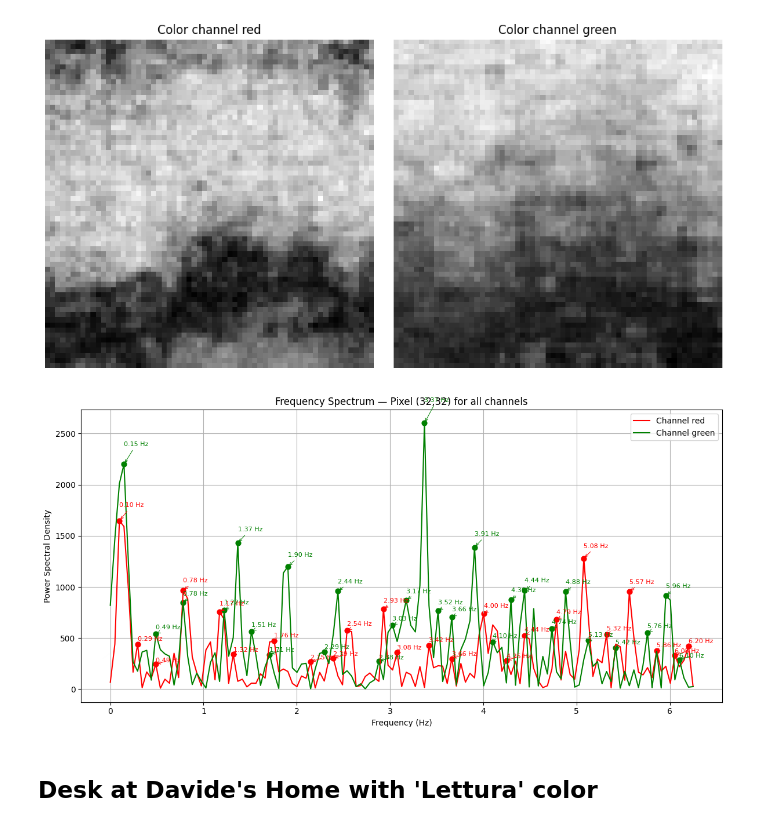
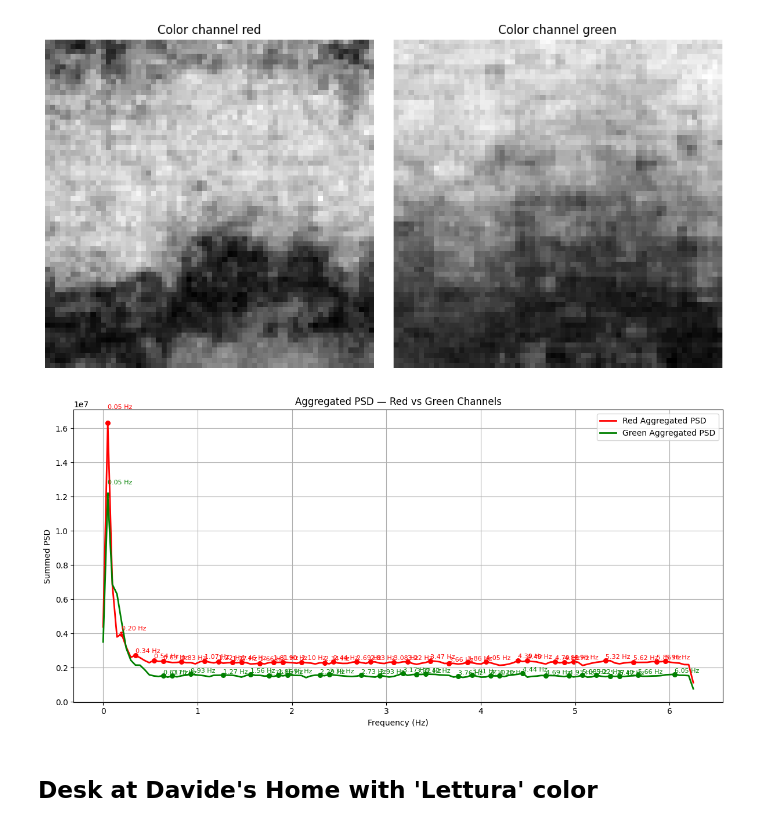
Before and after one commit to Dav-11/spo2_touchless, a Jupyter notebook: img_px2px_diff/px2px_diff_pc/data_analysis.ipynb, the cells around one changed output. Cells and saved outputs as stored; diff of their text form; code cells hidden in the pictures.

```diff
--- a/img_px2px_diff/px2px_diff_pc/data_analysis.ipynb
+++ b/img_px2px_diff/px2px_diff_pc/data_analysis.ipynb
@@ -167,10 +242,10 @@ plot_frequency_spectrum_multichannel(arr=data_desk_classroom, fs=12.5)
 plot_pixel_change_matrix(data=data_desk_davide_relax)
 # %% [output]
 [figure]
-# %%
-plot_frequency_spectrum_multichannel(arr=data_desk_davide_relax, fs=12.5)
-# %% [output]
-[figure, removed]
+# %%
+plot_aggregated_psd_by_channel(arr=data_desk_davide_relax, fs=12.5)
+# %% [output]
+[figure, added]
 # %% [markdown]
 ## Desk at Davide's Home with 'Lettura' color
 # %%
```
Also changed, not shown: parts of 23 cells of this notebook, 5 other files.
